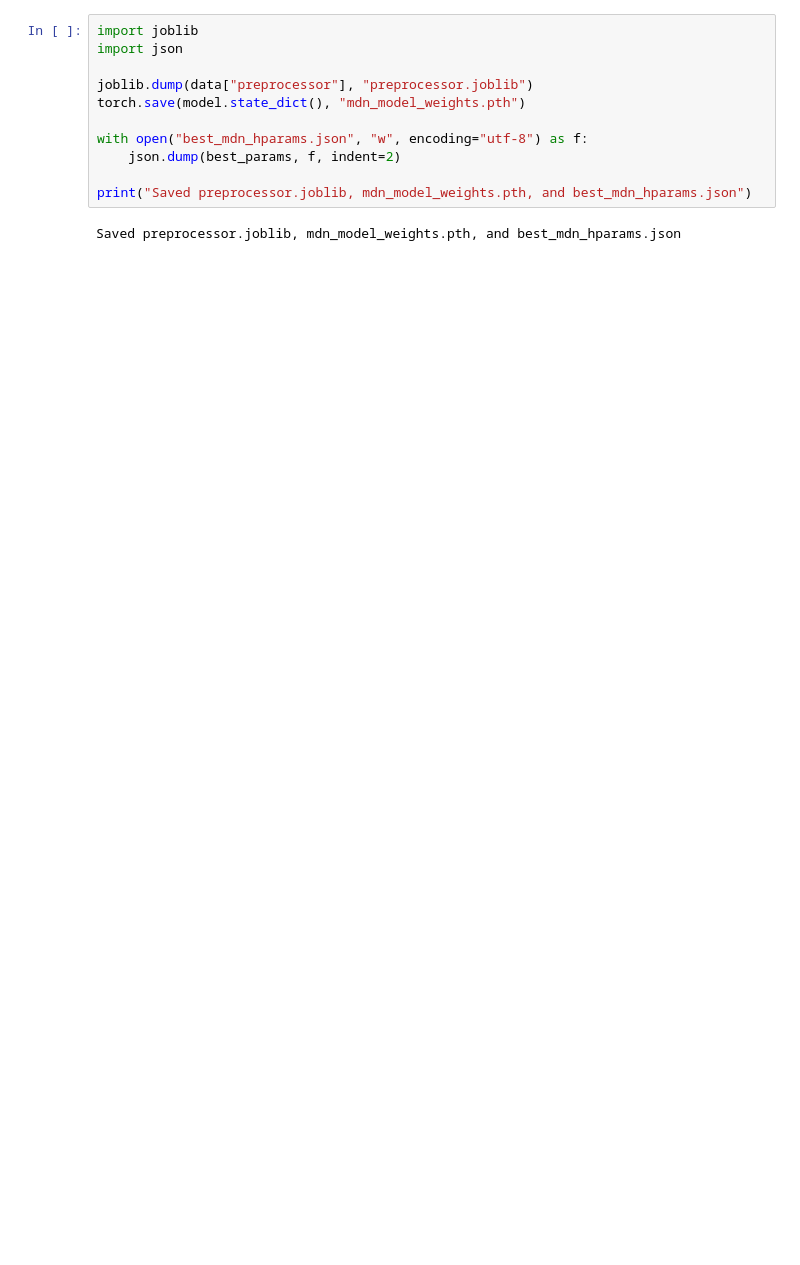
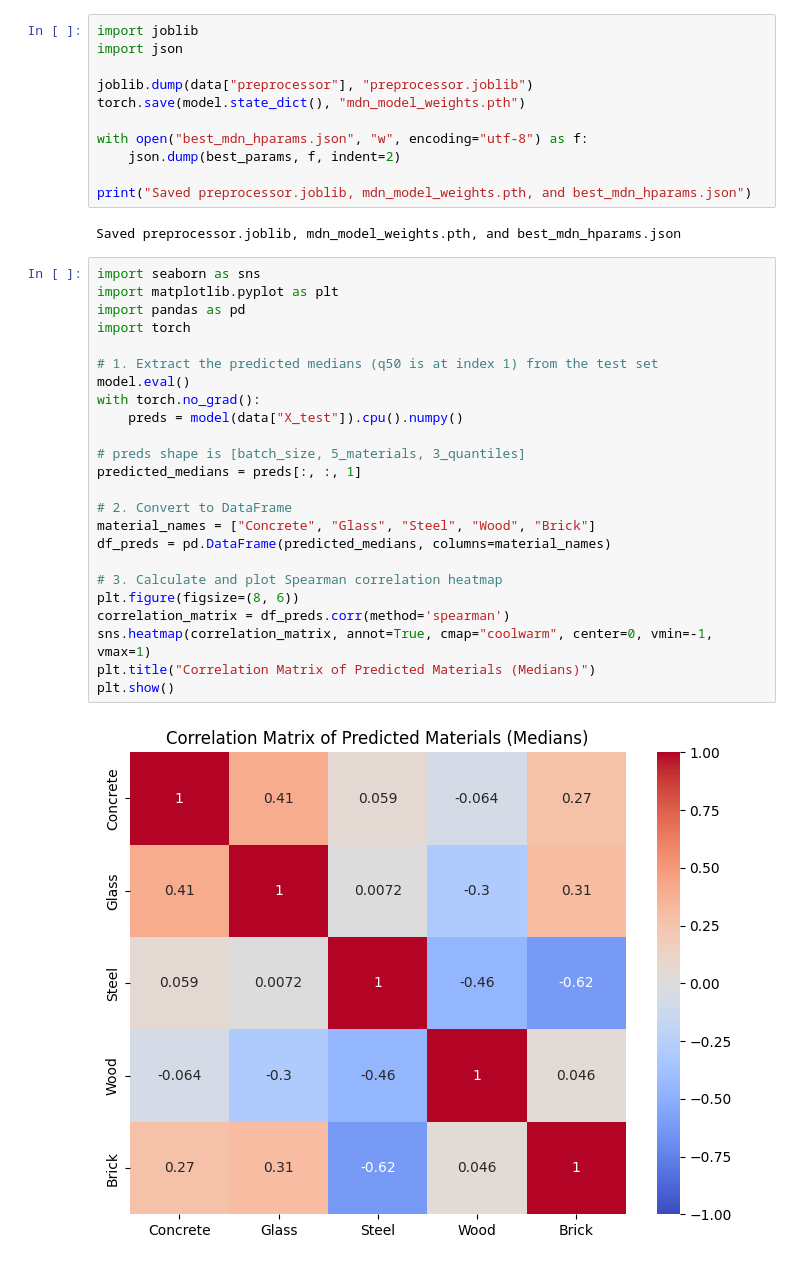
Before and after one commit to City-Syntax/material-intensity, a Jupyter notebook: MI_prediction_model.ipynb, the cells around one changed output. Cells and saved outputs as stored; diff of their text form; blank space fills up the shorter version.

```diff
--- a/MI_prediction_model.ipynb
+++ b/MI_prediction_model.ipynb
@@ -518,3 +753,29 @@ with open("best_mdn_hparams.json", "w", encoding="utf-8") as f:
 print("Saved preprocessor.joblib, mdn_model_weights.pth, and best_mdn_hparams.json")
 # %% [output]
 Saved preprocessor.joblib, mdn_model_weights.pth, and best_mdn_hparams.json
+# %%
+import seaborn as sns
+import matplotlib.pyplot as plt
+import pandas as pd
+import torch
+
+# 1. Extract the predicted medians (q50 is at index 1) from the test set
+model.eval()
+with torch.no_grad():
+    preds = model(data["X_test"]).cpu().numpy()
+
+# preds shape is [batch_size, 5_materials, 3_quantiles]
+predicted_medians = preds[:, :, 1]
+
+# 2. Convert to DataFrame
+material_names = ["Concrete", "Glass", "Steel", "Wood", "Brick"]
+df_preds = pd.DataFrame(predicted_medians, columns=material_names)
+
+# 3. Calculate and plot Spearman correlation heatmap
+plt.figure(figsize=(8, 6))
+correlation_matrix = df_preds.corr(method='spearman')
+sns.heatmap(correlation_matrix, annot=True, cmap="coolwarm", center=0, vmin=-1, vmax=1)
+plt.title("Correlation Matrix of Predicted Materials (Medians)")
+plt.show()
+# %% [output]
+[figure, added]
```
Also changed, not shown: parts of 12 cells of this notebook, 12 other files.
